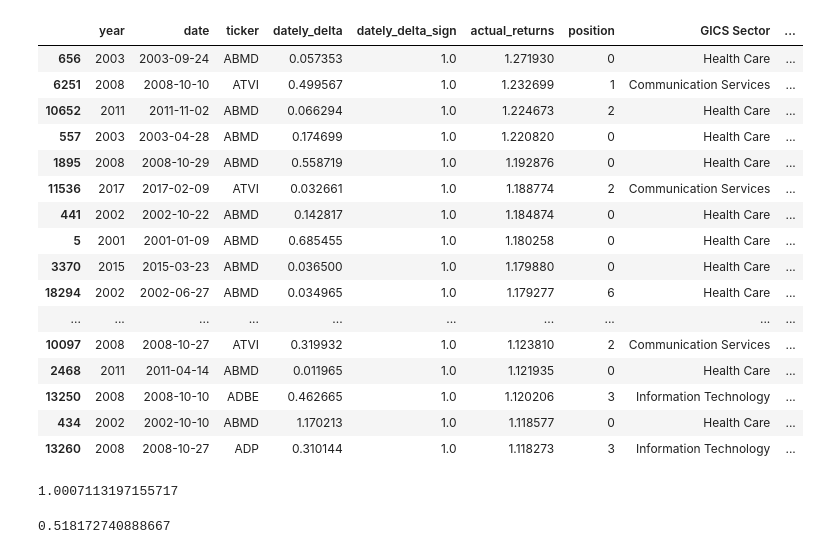
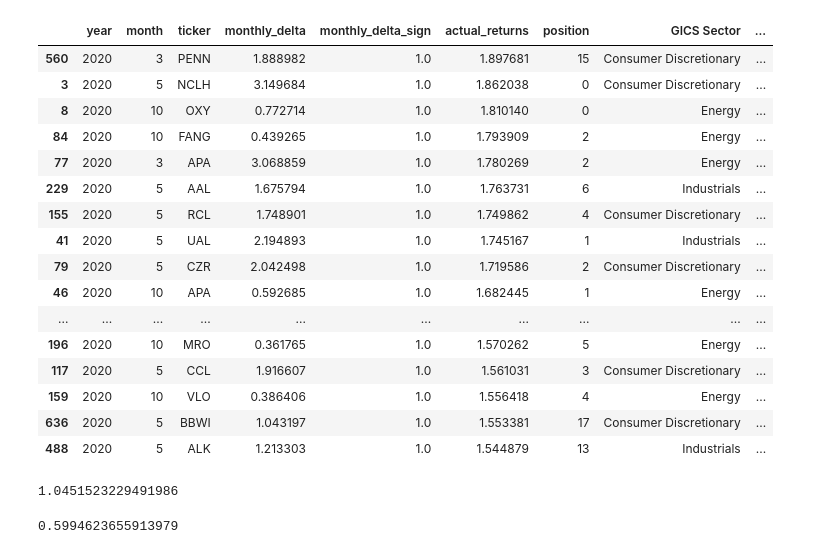
Before and after one commit to webclinic017/longshot-, a Jupyter notebook: performance_analysis.ipynb, the cells around one changed output. Cells and saved outputs as stored; diff of their text form; code cells hidden in the pictures.

```diff
--- a/performance_analysis.ipynb
+++ b/performance_analysis.ipynb
@@ -40,11 +40,11 @@ pricer_classes.append(Pricer.WEEKLY_STOCK_ROLLING)
 pricer_classes.append(Pricer.WEEKLY_STOCK_WINDOW)
 pricer_classes.append(Pricer.DAILY_STOCK_ROLLING)
 pricer_classes.append(Pricer.DAILY_STOCK_WINDOW)
-pricer_classes.append(Pricer.DAILY_STOCK_MEANREVERSION)
-pricer_classes.append(Pricer.DAILY_STOCK_DEVROLLING)
-pricer_classes.append(Pricer.DAILY_STOCK_BREAKOUT)
 pricer_classes.append(Pricer.MONTHLY_STOCK_ROLLING)
 pricer_classes.append(Pricer.MONTHLY_STOCK_WINDOW)
+# pricer_classes.append(Pricer.DAILY_STOCK_MEANREVERSION)
+# pricer_classes.append(Pricer.DAILY_STOCK_DEVROLLING)
+# pricer_classes.append(Pricer.DAILY_STOCK_BREAKOUT)
 # %%
 market.connect()
 sp500 = market.retrieve("sp500")
@@ -68,7 +68,7 @@ for pricer_class in tqdm(pricer_classes):
     trade_algo.initialize_classes()
     trade_algos.append(trade_algo)
     trade_algo.db.connect()
-    trade_algo.pull_optimal_parameter()
+    trade_algo.load_optimal_parameter()
     parameter = trade_algo.parameter
     try:
         trade = trade_algo.pull_performance()
@@ -77,15 +77,13 @@ for pricer_class in tqdm(pricer_classes):
             pricer_timeframe =  trade_algo.pricer_class.time_horizon_class.naming_convention
             trade = trade[trade["position"] <= positions]
             ledger = trade.sort_values(["year",pricer_timeframe]).copy()
-            ledger= ledger[(ledger["year"]>=start.year) & (ledger["year"]<end.year)]
             anas = trade_algo.analysis
             if ledger.index.size > 0:
                 cumulative = anas.trade_analysis(ledger,positions,tyields,bench_returns)
-                for key in parameter.keys():
-                    cumulative[key] = parameter[key]
                 cumulative["trade_algo"] = trade_algo.name
                 for key in parameter.keys():
-                    cumulative[key] = parameter[key]
+                    if key not in ["pv","beta","rrr","sharpe"]:
+                        cumulative[key] = parameter[key]
                 analysis.append(cumulative[list(parameter.keys()) + ["trade_algo","pv","beta","rrr","sharpe"]].iloc[-1])
     except Exception as e:
         print(str(e))
@@ -158,7 +115,7 @@ for row in top_by_strategy.iterrows():
 top = a.sort_values("pv",ascending=False).iloc[0]
 db = ADatabase(top["trade_algo"])
 db.connect()
-analysis = db.query("trades",{"iteration":int(top["iteration"])})
+analysis = db.retrieve("performance")
 db.disconnect()
 # %%
 trade_algo_name = top["trade_algo"]
@@ -166,5 +123,4 @@ trade_algo_class = [x for x in trade_algos if x.name == trade_algo_name][0]
 anas = trade_algo_class.analysis
 naming = trade_algo_class.pricer_class.time_horizon_class.naming_convention
 ledger = analysis[["year",naming,"ticker",f"{naming}ly_delta",f"{naming}ly_delta_sign","actual_returns","position"]]
-ledger = ledger[(ledger["year"]>=start.year) & (ledger["year"]<end.year)]
 ledger = ledger.merge(sp500[["ticker","GICS Sector","Security"]],on="ticker",how="left")
@@ -205,31 +153,31 @@ ledger.sort_values(["year",naming,"position"],ascending=True).head(40)
 # %%
-ledger.sort_values("actual_returns",ascending=False).head(50)
+ledger.sort_values("actual_returns",ascending=False).head(20)
 # %% [output]
-|  | year | date | ticker | dately_delta | dately_delta_sign | actual_returns | position | GICS Sector | ... |
-| 656 | 2003 | 2003-09-24 | ABMD | 0.057353 | 1.0 | 1.271930 | 0 | Health Care | ... |
-| 6251 | 2008 | 2008-10-10 | ATVI | 0.499567 | 1.0 | 1.232699 | 1 | Communication Services | ... |
-| 10652 | 2011 | 2011-11-02 | ABMD | 0.066294 | 1.0 | 1.224673 | 2 | Health Care | ... |
-| 557 | 2003 | 2003-04-28 | ABMD | 0.174699 | 1.0 | 1.220820 | 0 | Health Care | ... |
-| 1895 | 2008 | 2008-10-29 | ABMD | 0.558719 | 1.0 | 1.192876 | 0 | Health Care | ... |
-| 11536 | 2017 | 2017-02-09 | ATVI | 0.032661 | 1.0 | 1.188774 | 2 | Communication Services | ... |
-| 441 | 2002 | 2002-10-22 | ABMD | 0.142817 | 1.0 | 1.184874 | 0 | Health Care | ... |
-| 5 | 2001 | 2001-01-09 | ABMD | 0.685455 | 1.0 | 1.180258 | 0 | Health Care | ... |
-| 3370 | 2015 | 2015-03-23 | ABMD | 0.036500 | 1.0 | 1.179880 | 0 | Health Care | ... |
-| 18294 | 2002 | 2002-06-27 | ABMD | 0.034965 | 1.0 | 1.179277 | 6 | Health Care | ... |
+|  | year | month | ticker | monthly_delta | monthly_delta_sign | actual_returns | position | GICS Sector | ... |
+| 560 | 2020 | 3 | PENN | 1.888982 | 1.0 | 1.897681 | 15 | Consumer Discretionary | ... |
+| 3 | 2020 | 5 | NCLH | 3.149684 | 1.0 | 1.862038 | 0 | Consumer Discretionary | ... |
+| 8 | 2020 | 10 | OXY | 0.772714 | 1.0 | 1.810140 | 0 | Energy | ... |
+| 84 | 2020 | 10 | FANG | 0.439265 | 1.0 | 1.793909 | 2 | Energy | ... |
+| 77 | 2020 | 3 | APA | 3.068859 | 1.0 | 1.780269 | 2 | Energy | ... |
+| 229 | 2020 | 5 | AAL | 1.675794 | 1.0 | 1.763731 | 6 | Industrials | ... |
+| 155 | 2020 | 5 | RCL | 1.748901 | 1.0 | 1.749862 | 4 | Consumer Discretionary | ... |
+| 41 | 2020 | 5 | UAL | 2.194893 | 1.0 | 1.745167 | 1 | Industrials | ... |
+| 79 | 2020 | 5 | CZR | 2.042498 | 1.0 | 1.719586 | 2 | Consumer Discretionary | ... |
+| 46 | 2020 | 10 | APA | 0.592685 | 1.0 | 1.682445 | 1 | Energy | ... |
 | ... | ... | ... | ... | ... | ... | ... | ... | ... | ... |
-| 10097 | 2008 | 2008-10-27 | ATVI | 0.319932 | 1.0 | 1.123810 | 2 | Communication Services | ... |
-| 2468 | 2011 | 2011-04-14 | ABMD | 0.011965 | 1.0 | 1.121935 | 0 | Health Care | ... |
-| 13250 | 2008 | 2008-10-10 | ADBE | 0.462665 | 1.0 | 1.120206 | 3 | Information Technology | ... |
-| 434 | 2002 | 2002-10-10 | ABMD | 1.170213 | 1.0 | 1.118577 | 0 | Health Care | ... |
-| 13260 | 2008 | 2008-10-27 | ADP | 0.310144 | 1.0 | 1.118273 | 3 | Information Technology | ... |
+| 196 | 2020 | 10 | MRO | 0.361765 | 1.0 | 1.570262 | 5 | Energy | ... |
+| 117 | 2020 | 5 | CCL | 1.916607 | 1.0 | 1.561031 | 3 | Consumer Discretionary | ... |
+| 159 | 2020 | 10 | VLO | 0.386406 | 1.0 | 1.556418 | 4 | Energy | ... |
+| 636 | 2020 | 5 | BBWI | 1.043197 | 1.0 | 1.553381 | 17 | Consumer Discretionary | ... |
+| 488 | 2020 | 5 | ALK | 1.213303 | 1.0 | 1.544879 | 13 | Industrials | ... |
 # %%
 ledger["actual_returns"].mean()
 # %% [output]
-1.0007113197155717
+1.0451523229491986
 # %%
 ledger[ledger["actual_returns"]>1].index.size / ledger.index.size
 # %% [output]
-0.518172740888667
+0.5994623655913979
 # %%
 portfolio = ledger.pivot_table(index=["year",naming],columns="position",values="actual_returns").fillna(1).reset_index()
 # %%
```
Also changed, not shown: parts of 19 cells of this notebook, 11 other files.
